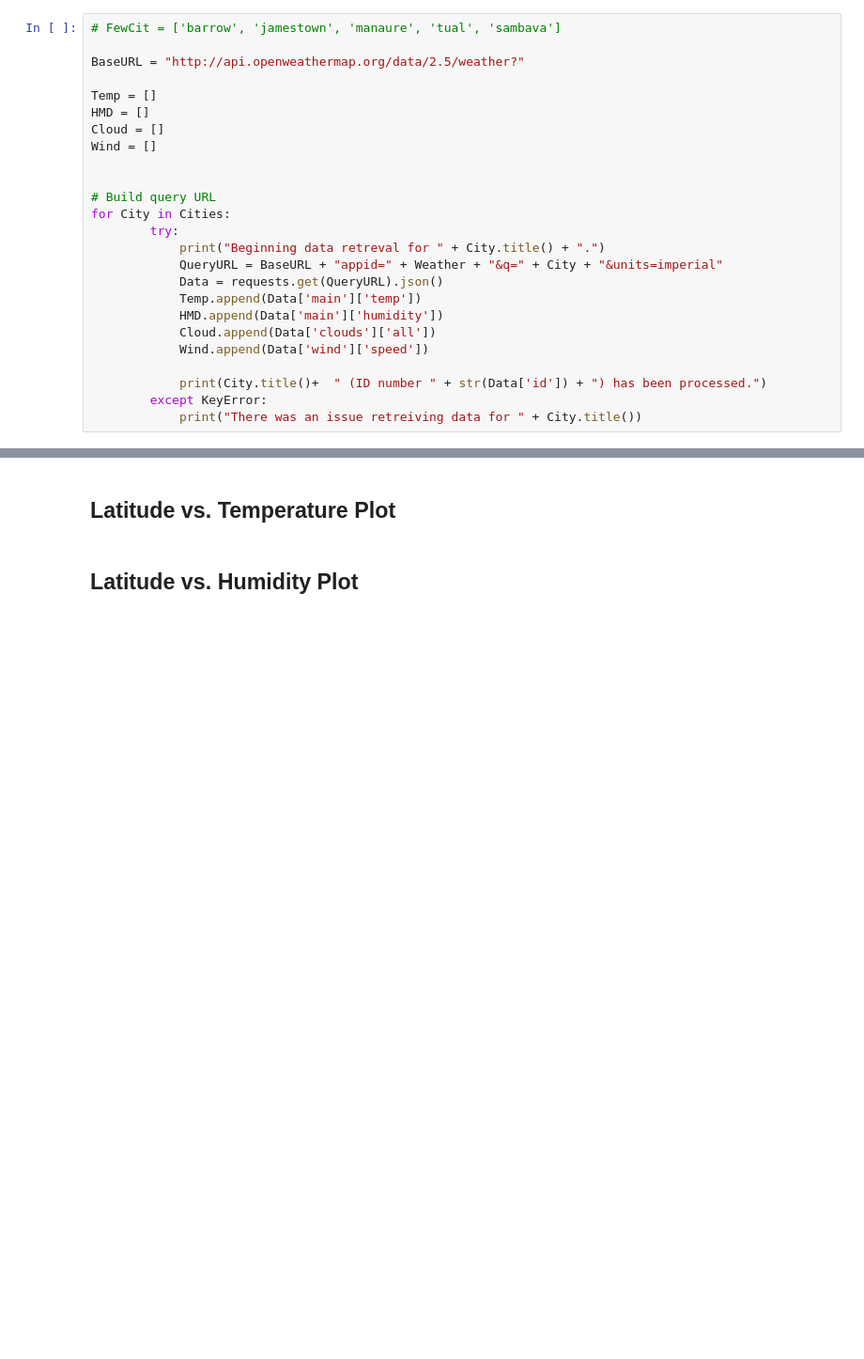
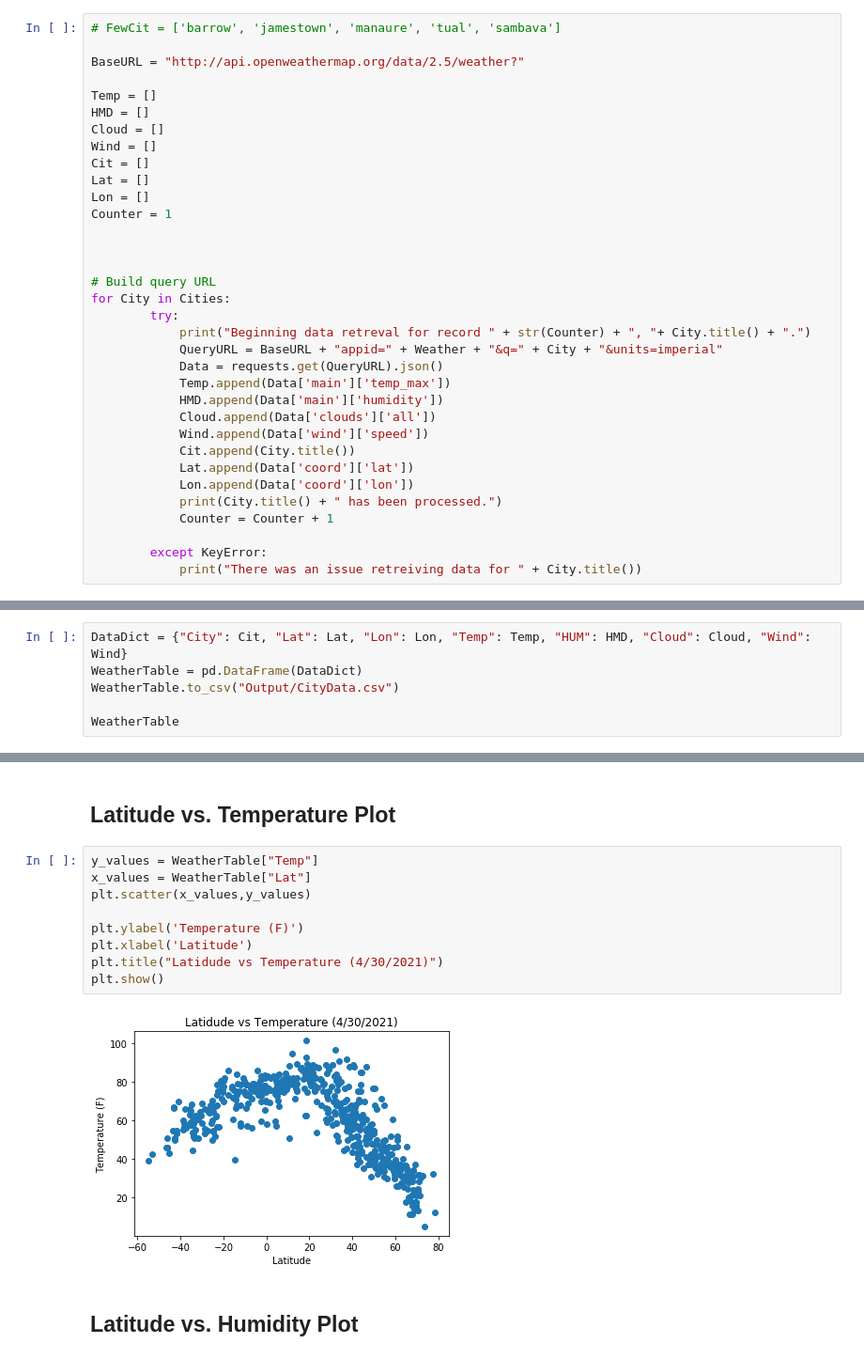
Before and after one commit to DataNinjaPrincess/python-api-challenge, a Jupyter notebook: WeatherPy.ipynb, the cells around one changed output, grey strips where cells are left out. Shown: that part at 94% size. Saved outputs shown, nothing was run; the diff lists cells and outputs as text; blank space fills up the shorter version.

```diff
--- a/WeatherPy.ipynb
+++ b/WeatherPy.ipynb
@@ -62,20 +65,29 @@ Temp = []
 HMD = []
 Cloud = []
 Wind = []
+Cit = []
+Lat = []
+Lon = []
+Counter = 1
+
 
 
 # Build query URL
 for City in Cities:
         try:
-            print("Beginning data retreval for " + City.title() + ".")
+            print("Beginning data retreval for record " + str(Counter) + ", "+ City.title() + ".")
             QueryURL = BaseURL + "appid=" + Weather + "&q=" + City + "&units=imperial"
             Data = requests.get(QueryURL).json()
-            Temp.append(Data['main']['temp'])
+            Temp.append(Data['main']['temp_max'])
             HMD.append(Data['main']['humidity'])
             Cloud.append(Data['clouds']['all'])
             Wind.append(Data['wind']['speed'])
+            Cit.append(City.title())
+            Lat.append(Data['coord']['lat'])
+            Lon.append(Data['coord']['lon'])
+            print(City.title() + " has been processed.")
+            Counter = Counter + 1
 
-            print(City.title()+  " (ID number " + str(Data['id']) + ") has been processed.")
         except KeyError:
             print("There was an issue retreiving data for " + City.title())
 # %% [output]
@@ -105,0 +115,6 @@ Laguna (ID number 5364271) has been processed.
+# %%
+DataDict = {"City": Cit, "Lat": Lat, "Lon": Lon, "Temp": Temp, "HUM": HMD, "Cloud": Cloud, "Wind": Wind}
+WeatherTable = pd.DataFrame(DataDict)
+WeatherTable.to_csv("Output/CityData.csv")
+
+WeatherTable
@@ -121,5 +152,16 @@ SelectMice
 * Save the plotted figures as .pngs.
 # %% [markdown]
 ## Latitude vs. Temperature Plot
+# %%
+y_values = WeatherTable["Temp"]
+x_values = WeatherTable["Lat"]
+plt.scatter(x_values,y_values)
+
+plt.ylabel('Temperature (F)')
+plt.xlabel('Latitude')
+plt.title("Latidude vs Temperature (4/30/2021)")
+plt.show()
+# %% [output]
+[figure, added]
 # %% [markdown]
 ## Latitude vs. Humidity Plot
```
Also changed, not shown: parts of 18 cells of this notebook, 10 other files.
